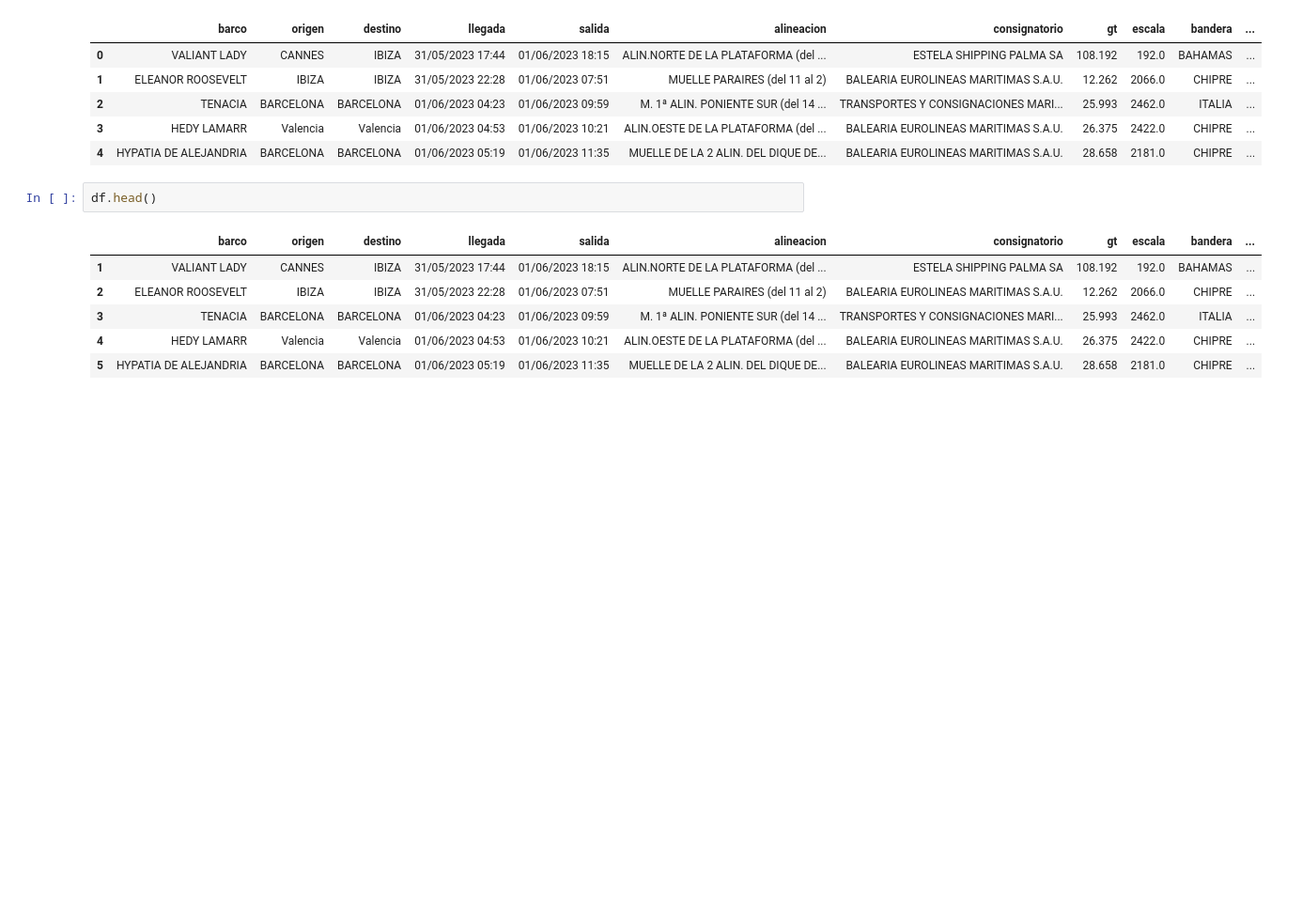
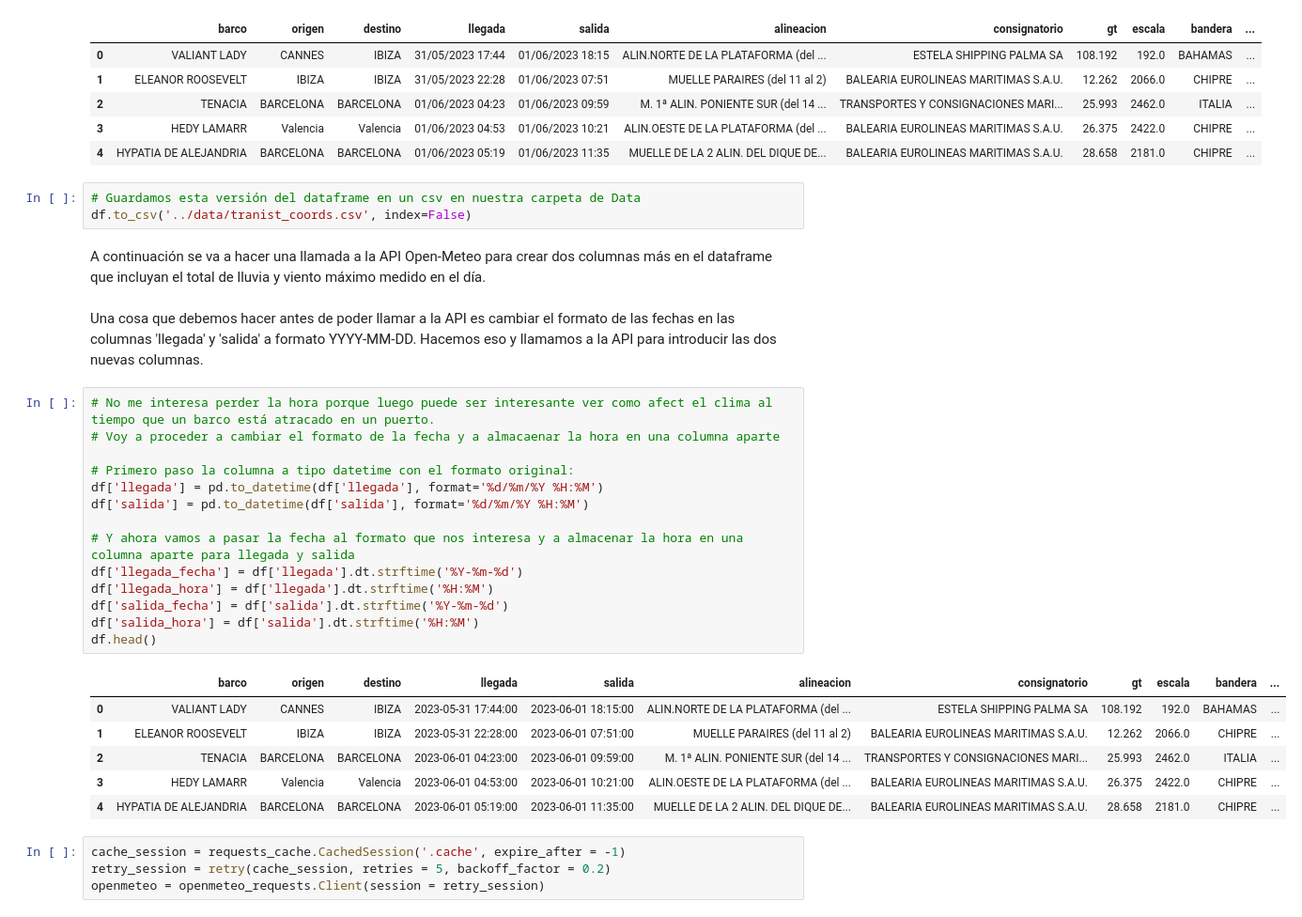
Before and after one commit to Jacobomb/ETL_Project_BalearicTransit, a Jupyter notebook: notebooks/2.Weather_API.ipynb, the cells around one changed output. Shown: that part at 94% size. Cells and saved outputs as stored; diff of their text form; blank space fills up the shorter version.

```diff
--- a/notebooks/2.Weather_API.ipynb
+++ b/notebooks/2.Weather_API.ipynb
@@ -204,12 +154,35 @@ df.head()
 | 2 | TENACIA | BARCELONA | BARCELONA | 01/06/2023 04:23 | 01/06/2023 09:59 | M. 1ª ALIN. PONIENTE SUR (del 14 ... | TRANSPORTES Y CONSIGNACIONES MARI... | 25.993 | 2462.0 | ITALIA | ... |
 | 3 | HEDY LAMARR | Valencia | Valencia | 01/06/2023 04:53 | 01/06/2023 10:21 | ALIN.OESTE DE LA PLATAFORMA (del ... | BALEARIA EUROLINEAS MARITIMAS S.A.U. | 26.375 | 2422.0 | CHIPRE | ... |
 | 4 | HYPATIA DE ALEJANDRIA | BARCELONA | BARCELONA | 01/06/2023 05:19 | 01/06/2023 11:35 | MUELLE DE LA 2 ALIN. DEL DIQUE DE... | BALEARIA EUROLINEAS MARITIMAS S.A.U. | 28.658 | 2181.0 | CHIPRE | ... |
-# %%
-df.head()
-# %% [output]
-|  | barco | origen | destino | llegada | salida | alineacion | consignatorio | gt | escala | bandera | ... |
-| 1 | VALIANT LADY | CANNES | IBIZA | 31/05/2023 17:44 | 01/06/2023 18:15 | ALIN.NORTE DE LA PLATAFORMA (del ... | ESTELA SHIPPING PALMA SA | 108.192 | 192.0 | BAHAMAS | ... |
-| 2 | ELEANOR ROOSEVELT | IBIZA | IBIZA | 31/05/2023 22:28 | 01/06/2023 07:51 | MUELLE PARAIRES (del 11 al 2) | BALEARIA EUROLINEAS MARITIMAS S.A.U. | 12.262 | 2066.0 | CHIPRE | ... |
-| 3 | TENACIA | BARCELONA | BARCELONA | 01/06/2023 04:23 | 01/06/2023 09:59 | M. 1ª ALIN. PONIENTE SUR (del 14 ... | TRANSPORTES Y CONSIGNACIONES MARI... | 25.993 | 2462.0 | ITALIA | ... |
-| 4 | HEDY LAMARR | Valencia | Valencia | 01/06/2023 04:53 | 01/06/2023 10:21 | ALIN.OESTE DE LA PLATAFORMA (del ... | BALEARIA EUROLINEAS MARITIMAS S.A.U. | 26.375 | 2422.0 | CHIPRE | ... |
-| 5 | HYPATIA DE ALEJANDRIA | BARCELONA | BARCELONA | 01/06/2023 05:19 | 01/06/2023 11:35 | MUELLE DE LA 2 ALIN. DEL DIQUE DE... | BALEARIA EUROLINEAS MARITIMAS S.A.U. | 28.658 | 2181.0 | CHIPRE | ... |
+# %%
+# Guardamos esta versión del dataframe en un csv en nuestra carpeta de Data
+df.to_csv('../data/tranist_coords.csv', index=False)
+# %% [markdown]
+A continuación se va a hacer una llamada a la API Open-Meteo para crear dos columnas más en el dataframe que incluyan el total de lluvia y viento máximo medido en el día.
+# %% [markdown]
+Una cosa que debemos hacer antes de poder llamar a la API es cambiar el formato de las fechas en las columnas 'llegada' y 'salida' a formato YYYY-MM-DD. Hacemos eso y llamamos a la API para introducir las dos nuevas columnas.
+# %%
+# No me interesa perder la hora porque luego puede ser interesante ver como afect el clima al tiempo que un barco está atracado en un puerto.
+# Voy a proceder a cambiar el formato de la fecha y a almacaenar la hora en una columna aparte
+
+# Primero paso la columna a tipo datetime con el formato original:
+df['llegada'] = pd.to_datetime(df['llegada'], format='%d/%m/%Y %H:%M')
+df['salida'] = pd.to_datetime(df['salida'], format='%d/%m/%Y %H:%M')
+
+# Y ahora vamos a pasar la fecha al formato que nos interesa y a almacenar la hora en una columna aparte para llegada y salida
+df['llegada_fecha'] = df['llegada'].dt.strftime('%Y-%m-%d')
+df['llegada_hora'] = df['llegada'].dt.strftime('%H:%M')
+df['salida_fecha'] = df['salida'].dt.strftime('%Y-%m-%d')
+df['salida_hora'] = df['salida'].dt.strftime('%H:%M')
+df.head()
+# %% [output]
+|  | barco | origen | destino | llegada | salida | alineacion | consignatorio | gt | escala | bandera | ... |
+| 0 | VALIANT LADY | CANNES | IBIZA | 2023-05-31 17:44:00 | 2023-06-01 18:15:00 | ALIN.NORTE DE LA PLATAFORMA (del ... | ESTELA SHIPPING PALMA SA | 108.192 | 192.0 | BAHAMAS | ... |
+| 1 | ELEANOR ROOSEVELT | IBIZA | IBIZA | 2023-05-31 22:28:00 | 2023-06-01 07:51:00 | MUELLE PARAIRES (del 11 al 2) | BALEARIA EUROLINEAS MARITIMAS S.A.U. | 12.262 | 2066.0 | CHIPRE | ... |
+| 2 | TENACIA | BARCELONA | BARCELONA | 2023-06-01 04:23:00 | 2023-06-01 09:59:00 | M. 1ª ALIN. PONIENTE SUR (del 14 ... | TRANSPORTES Y CONSIGNACIONES MARI... | 25.993 | 2462.0 | ITALIA | ... |
+| 3 | HEDY LAMARR | Valencia | Valencia | 2023-06-01 04:53:00 | 2023-06-01 10:21:00 | ALIN.OESTE DE LA PLATAFORMA (del ... | BALEARIA EUROLINEAS MARITIMAS S.A.U. | 26.375 | 2422.0 | CHIPRE | ... |
+| 4 | HYPATIA DE ALEJANDRIA | BARCELONA | BARCELONA | 2023-06-01 05:19:00 | 2023-06-01 11:35:00 | MUELLE DE LA 2 ALIN. DEL DIQUE DE... | BALEARIA EUROLINEAS MARITIMAS S.A.U. | 28.658 | 2181.0 | CHIPRE | ... |
+# %%
+cache_session = requests_cache.CachedSession('.cache', expire_after = -1)
+retry_session = retry(cache_session, retries = 5, backoff_factor = 0.2)
+openmeteo = openmeteo_requests.Client(session = retry_session)
```
Also changed, not shown: parts of 9 cells of this notebook, 2 other files.
